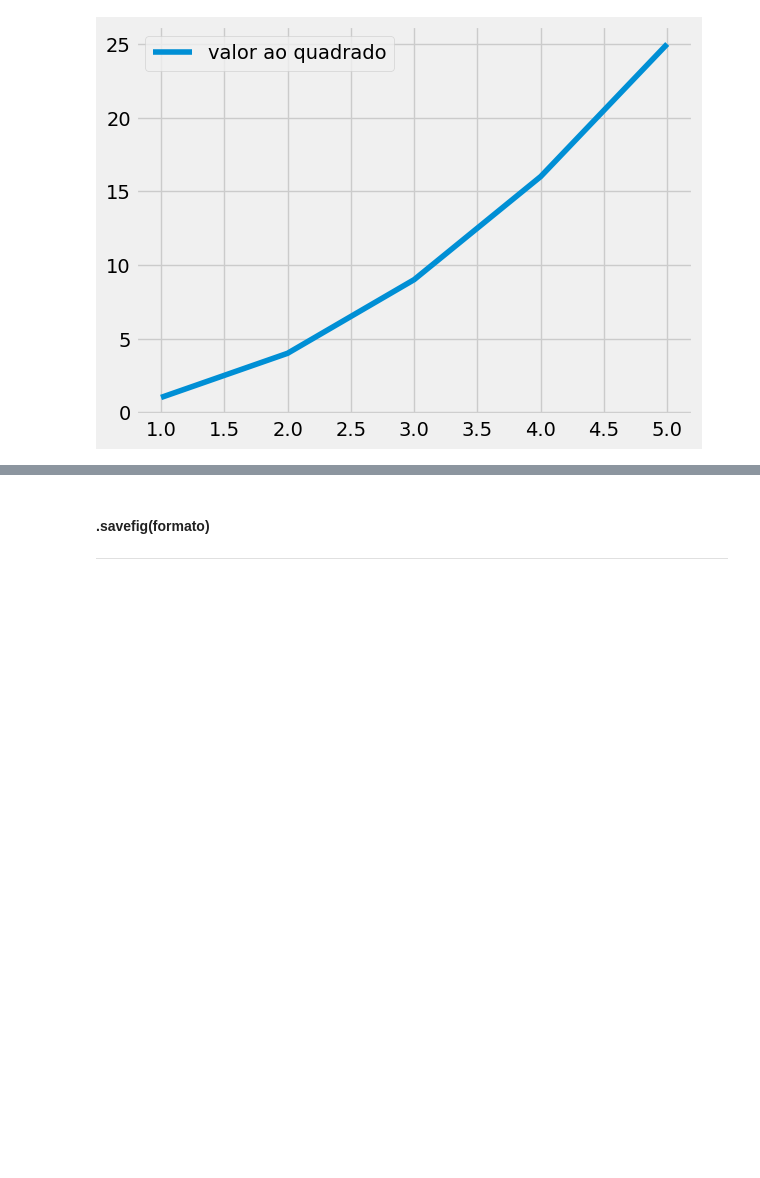
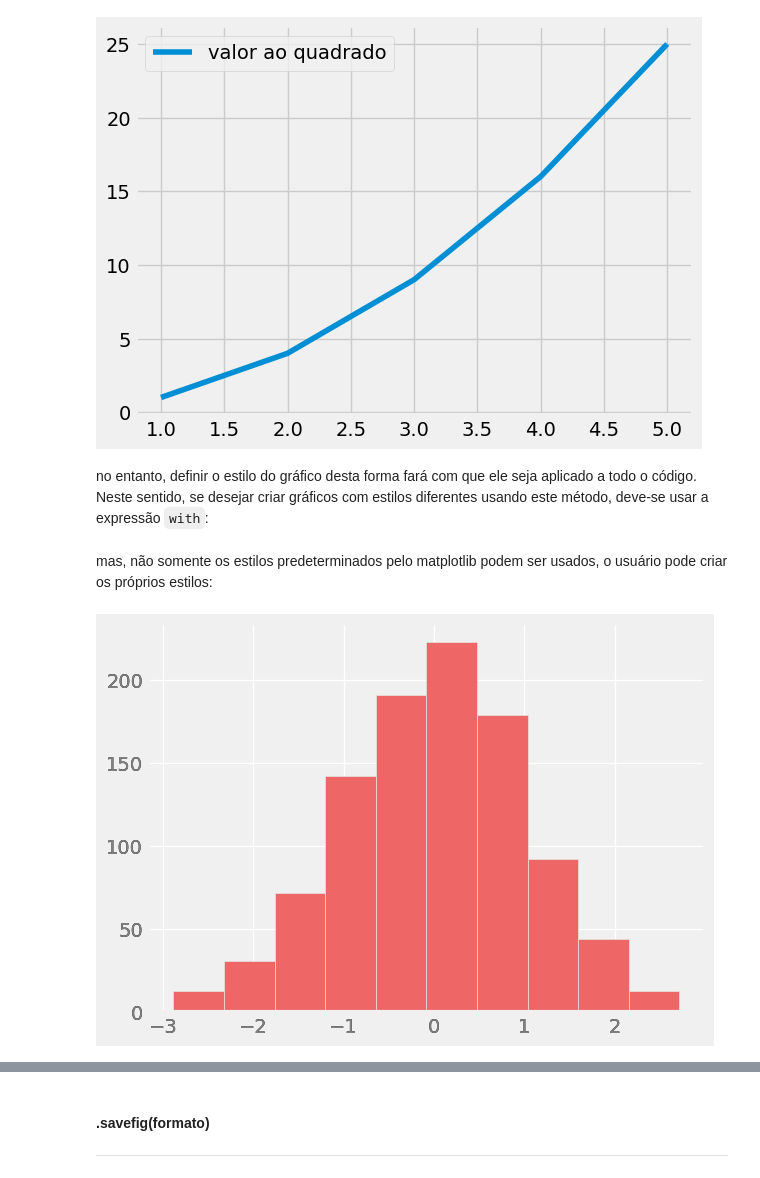
Before and after one commit to lucas-mt/studyPY, a Jupyter notebook: explicaçõesPY/módulos/matplotlib/linhas.ipynb, the cells around one changed output, grey strips where cells are left out. Drawn from its saved outputs; the diff is of its cells as text; code cells hidden in the pictures; blank space fills up the shorter version.

```diff
--- a/explicaçõesPY/módulos/matplotlib/linhas.ipynb
+++ b/explicaçõesPY/módulos/matplotlib/linhas.ipynb
@@ -349,3 +349,5 @@ plt.legend()
 # %% [output]
 <matplotlib.legend.Legend at 0x...>
 [figure]
+# %% [markdown]
+no entanto, definir o estilo do gráfico desta forma fará com que ele seja aplicado a todo o código. Neste sentido, se desejar criar gráficos com estilos diferentes usando este método, deve-se usar a expressão `with`:
@@ -351,0 +360,28 @@ plt.legend()
+# %% [markdown]
+mas, não somente os estilos predeterminados pelo matplotlib podem ser usados, o usuário pode criar os próprios estilos:
+# %%
+x = np.random.randn(1000)
+plt.hist(x);
+
+#permitindo cores.
+ax = plt.axes()
+ax.set_axisbelow(True)
+
+# desenhando linhas brancas sólidas para formar a grade
+plt.grid(color='w', linestyle='solid')
+
+# escondendo os traços
+ax.xaxis.tick_bottom()
+ax.yaxis.tick_left()
+
+# clareando ticks e marcações
+ax.tick_params(colors='gray', direction='out')
+for tick in ax.get_xticklabels():
+    tick.set_color('gray')
+for tick in ax.get_yticklabels():
+    tick.set_color('gray')
+
+# colorindo os traços e o interior do histograma
+ax.hist(x, edgecolor='#E6E6E6', color='#EE6666');
+# %% [output]
+[figure, added]
```
Also changed, not shown: parts of 10 cells of this notebook, 2 other files.
